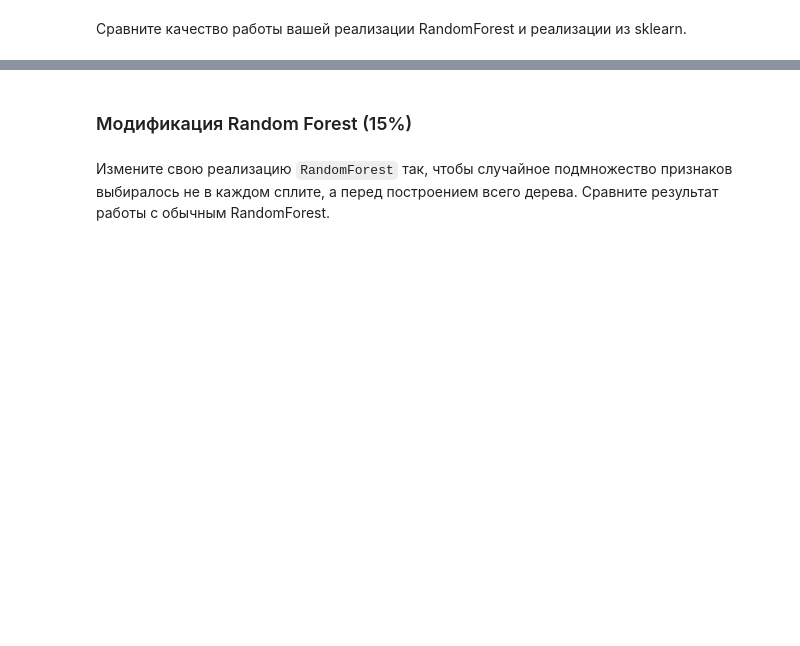
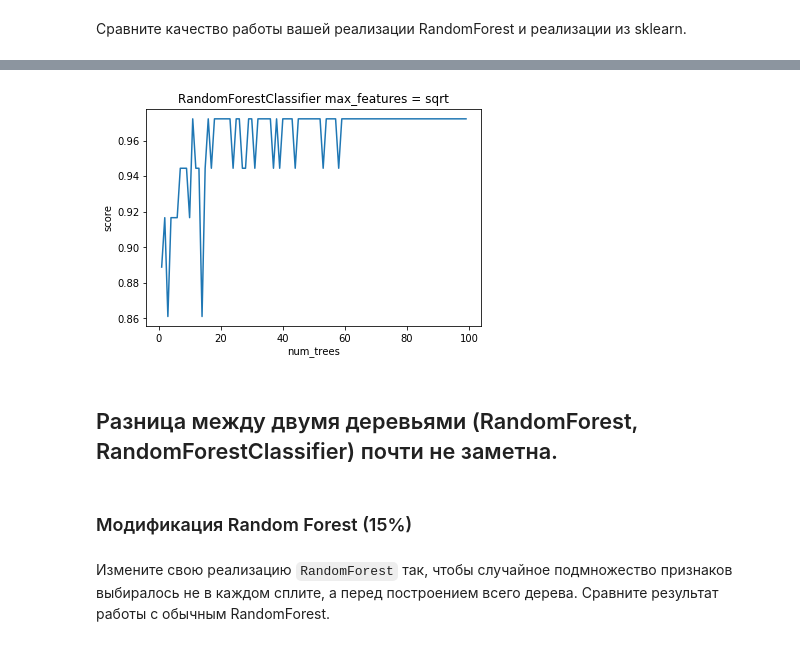
Before and after one commit to EgorovMike219/ml-6sem, a Jupyter notebook: hw/ML2018_egorov_591_task3.ipynb, the cells around one changed output, grey strips where cells are left out. Saved outputs shown, nothing was run; the diff lists cells and outputs as text; code cells hidden in the pictures; blank space fills up the shorter version.

```diff
--- a/hw/ML2018_egorov_591_task3.ipynb
+++ b/hw/ML2018_egorov_591_task3.ipynb
@@ -200,3 +248,22 @@ plt.show()
+# %%
+from sklearn.ensemble import RandomForestClassifier
+import matplotlib.pyplot as plt
+%matplotlib inline
+scores = []
+num_trees = 100
+for i in range(1, num_trees):
+    clf = RandomForestClassifier(n_estimators=i, max_features="sqrt")
+    clf.fit(X_train, y_train)
+    scores.append(metrics.accuracy_score(y_test, clf.predict(X_test)))
+plt.title("RandomForestClassifier max_features = sqrt")
+plt.xlabel("num_trees")
+plt.ylabel("score")
+plt.plot(range(1, num_trees), scores)
+plt.show()
+# %% [output]
+[figure, added]
+# %% [markdown]
+## Разница между двумя деревьями (RandomForest, RandomForestClassifier) почти не заметна.
 # %% [markdown]
 ### Модификация Random Forest (15%)
 # %% [markdown]
```
Also changed, not shown: parts of 12 cells of this notebook.
